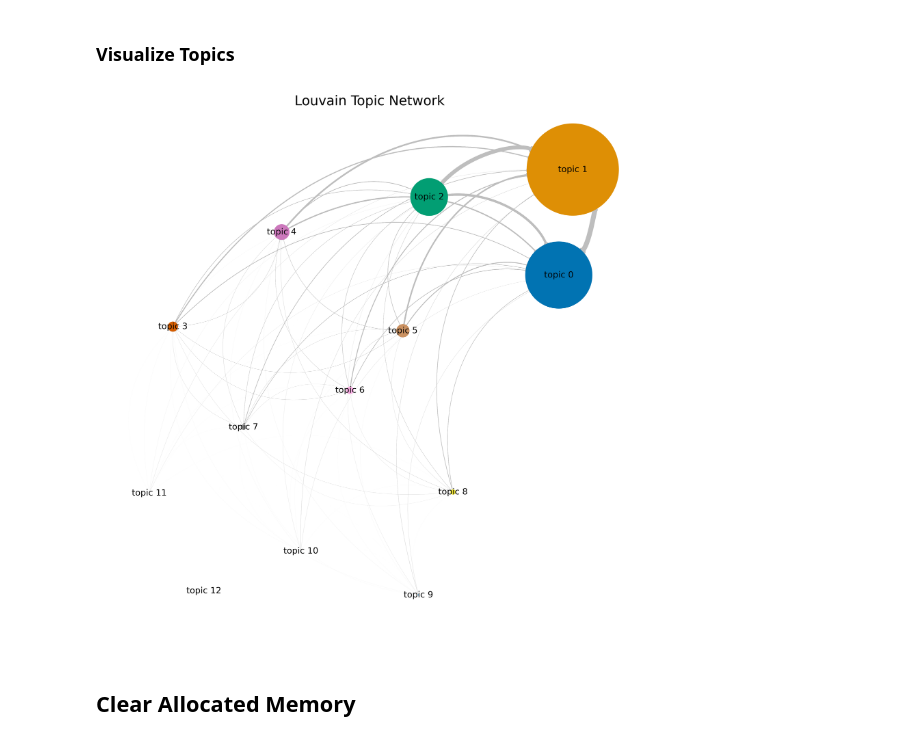
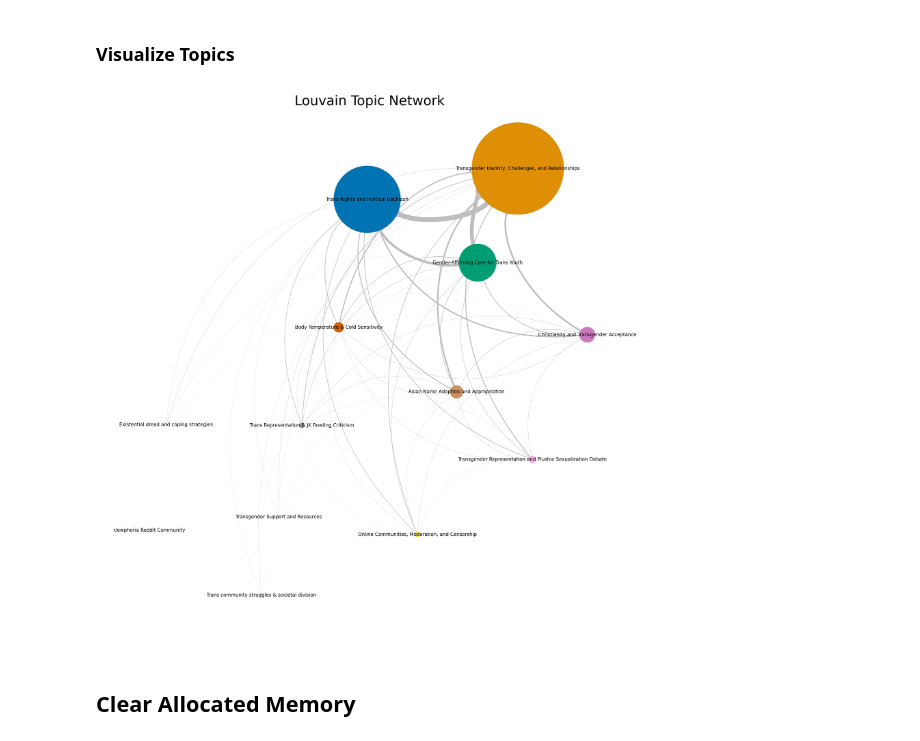
Before and after one commit to mikaelpoli/after-the-vote-network, a Jupyter notebook: topic_detection_louvain.ipynb, the cells around one changed output. Saved outputs shown, nothing was run; the diff lists cells and outputs as text; code cells hidden in the pictures.

Commit message:
Finished Louvain TD

```diff
--- a/topic_detection_louvain.ipynb
+++ b/topic_detection_louvain.ipynb
@@ -266,7 +252,7 @@ louvain_to_bertopic_stile.visualize_barchart(top_n_topics=11, n_words=10, width=
-# %%
-t.plot_topic_network_louvain(Pcc, pc, title="Louvain Topic Network")
-# %% [output]
-[figure, removed]
+# %%
+t.plot_topic_network_louvain(Pcc, pc, topic_labels=topic_labels_dict, title="Louvain Topic Network")
+# %% [output]
+[figure, added]
 # %% [markdown]
 ## Clear Allocated Memory
 # %%
```
Also changed, not shown: parts of 12 cells of this notebook.
